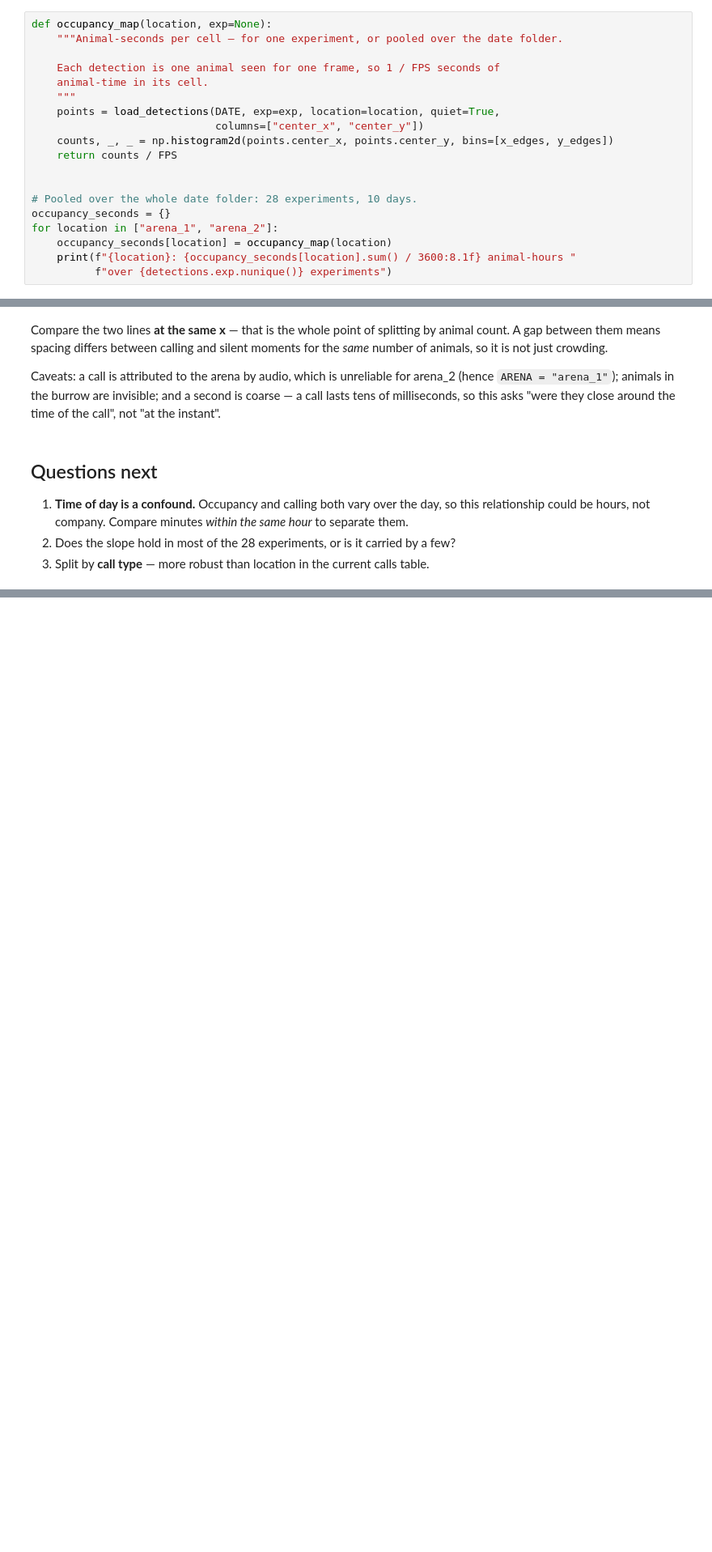
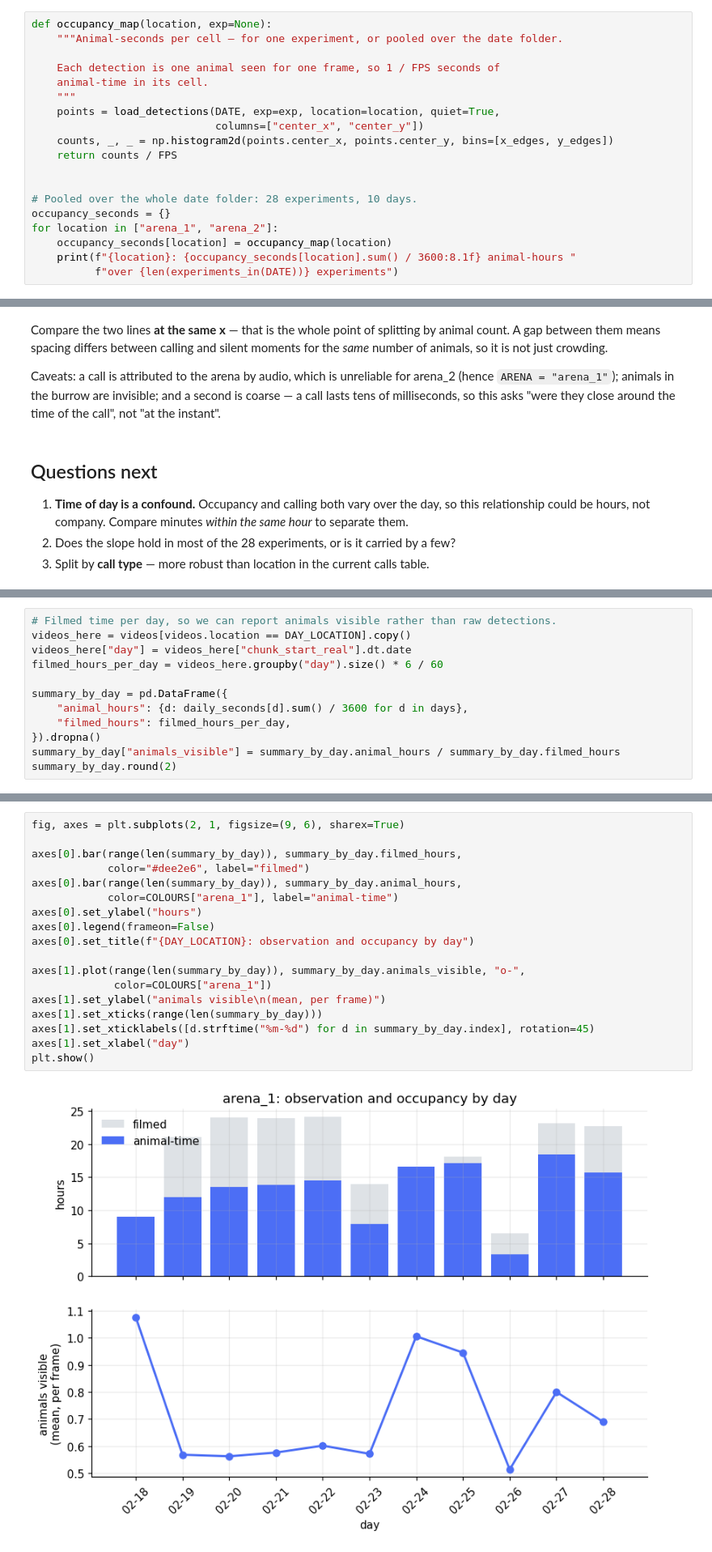
Before and after one commit to GilyGinosar/gerbil_vocalization_analysis, a Jupyter notebook: notebooks/explore_tracking.ipynb, the cells around one changed output, grey strips where cells are left out. Shown at 81% size. Drawn from its saved outputs; the diff is of its cells as text; blank space fills up the shorter version.

```diff
--- a/notebooks/explore_tracking.ipynb
+++ b/notebooks/explore_tracking.ipynb
@@ -265,7 +271,7 @@ occupancy_seconds = {}
 for location in ["arena_1", "arena_2"]:
     occupancy_seconds[location] = occupancy_map(location)
     print(f"{location}: {occupancy_seconds[location].sum() / 3600:8.1f} animal-hours "
-          f"over {detections.exp.nunique()} experiments")
+          f"over {len(experiments_in(DATE))} experiments")
 # %% [output]
 arena_1:    141.9 animal-hours over 28 experiments
 arena_2:    102.2 animal-hours over 28 experiments
@@ -639,0 +676,12 @@ of milliseconds, so this asks "were they close around the time of the call", not
+# %%
+# Filmed time per day, so we can report animals visible rather than raw detections.
+videos_here = videos[videos.location == DAY_LOCATION].copy()
+videos_here["day"] = videos_here["chunk_start_real"].dt.date
+filmed_hours_per_day = videos_here.groupby("day").size() * 6 / 60
+
+summary_by_day = pd.DataFrame({
+    "animal_hours": {d: daily_seconds[d].sum() / 3600 for d in days},
+    "filmed_hours": filmed_hours_per_day,
+}).dropna()
+summary_by_day["animals_visible"] = summary_by_day.animal_hours / summary_by_day.filmed_hours
+summary_by_day.round(2)
@@ -639,0 +701,20 @@ of milliseconds, so this asks "were they close around the time of the call", not
+# %%
+fig, axes = plt.subplots(2, 1, figsize=(9, 6), sharex=True)
+
+axes[0].bar(range(len(summary_by_day)), summary_by_day.filmed_hours,
+            color="#dee2e6", label="filmed")
+axes[0].bar(range(len(summary_by_day)), summary_by_day.animal_hours,
+            color=COLOURS["arena_1"], label="animal-time")
+axes[0].set_ylabel("hours")
+axes[0].legend(frameon=False)
+axes[0].set_title(f"{DAY_LOCATION}: observation and occupancy by day")
+
+axes[1].plot(range(len(summary_by_day)), summary_by_day.animals_visible, "o-",
+             color=COLOURS["arena_1"])
+axes[1].set_ylabel("animals visible\n(mean, per frame)")
+axes[1].set_xticks(range(len(summary_by_day)))
+axes[1].set_xticklabels([d.strftime("%m-%d") for d in summary_by_day.index], rotation=45)
+axes[1].set_xlabel("day")
+plt.show()
+# %% [output]
+[figure, added]
```
Also changed, not shown: parts of 12 cells of this notebook.
